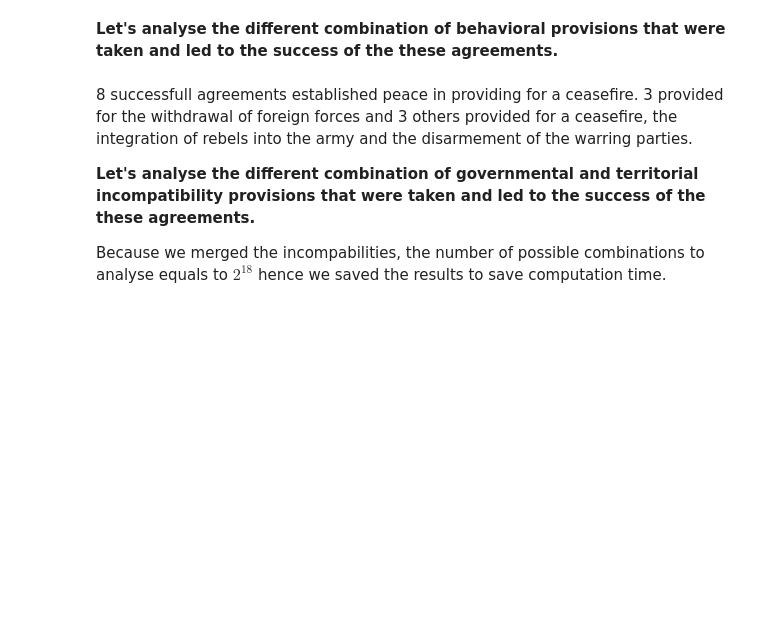
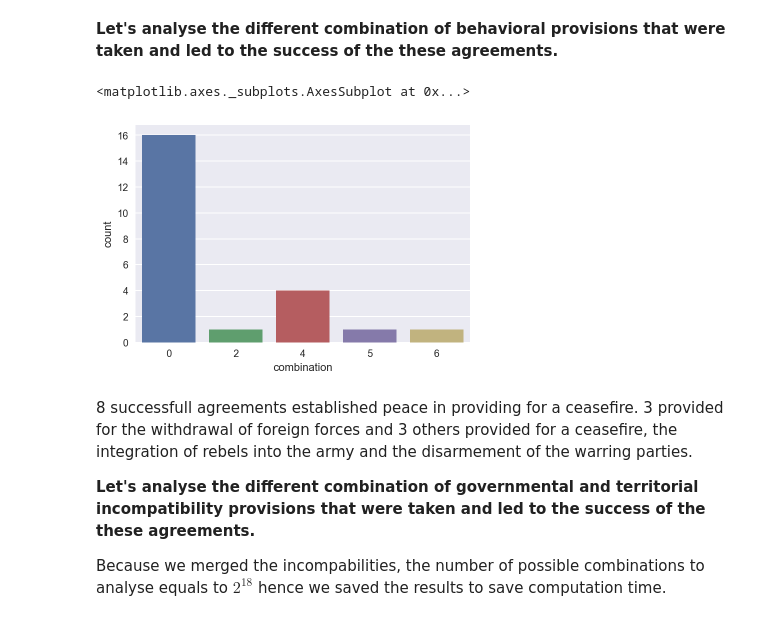
Before and after one commit to rbsteinm/AppliedDataAnalysis, a Jupyter notebook: project/DataExploration.ipynb, the cells around one changed output. Saved outputs shown, nothing was run; the diff lists cells and outputs as text; code cells hidden in the pictures; blank space fills up the shorter version.

```diff
--- a/project/DataExploration.ipynb
+++ b/project/DataExploration.ipynb
@@ -176,3 +200,21 @@ sns.countplot(x='combination', data=pa_1behavior)
+# %%
+def whatcombi(pa):
+    # returns the corresponding combination number of the dataset
+    # set : n and rerun box in fct of the number of binary features to be analyzed
+    n = 5
+    # Create 2^n vectors of size n representing a combination
+    lst = [list(i) for i in itertools.product([0, 1], repeat=n)]
+    for i in range(len(lst)):
+        a = pa == lst[i]
+        # if all values in a are true, it is the good combination
+        if all(x for x in a.values):
+            return(i)
+pa_1behavior = pa_one.iloc[:, 20:25]
+pa_1behavior['combination'] = pa_1behavior.apply(whatcombi, axis=1)
+sns.countplot(x='combination', data=pa_1behavior)
+# %% [output]
+<matplotlib.axes._subplots.AxesSubplot at 0x...>
+[figure, added]
 # %% [markdown]
 8 successfull agreements established peace in providing for a ceasefire. 3 provided for the withdrawal of foreign forces and 3 others provided for a ceasefire, the integration of rebels into the army and the disarmement of the warring parties.
 
```
Also changed, not shown: parts of 44 cells of this notebook.
